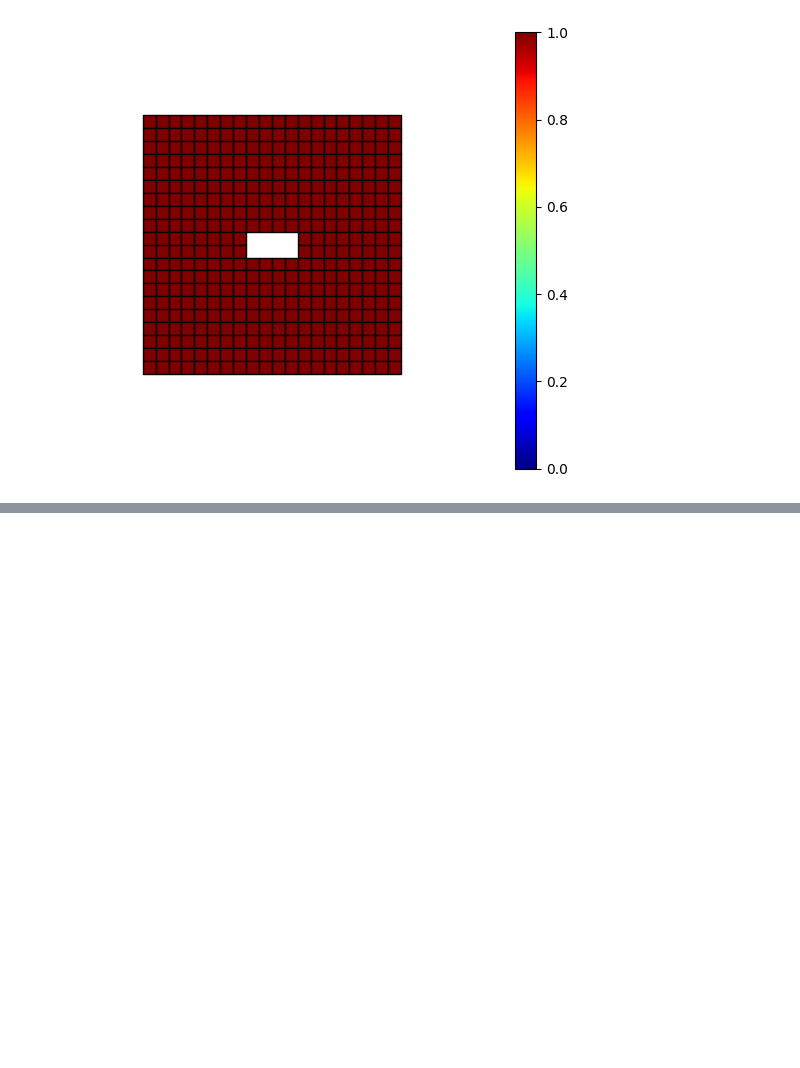
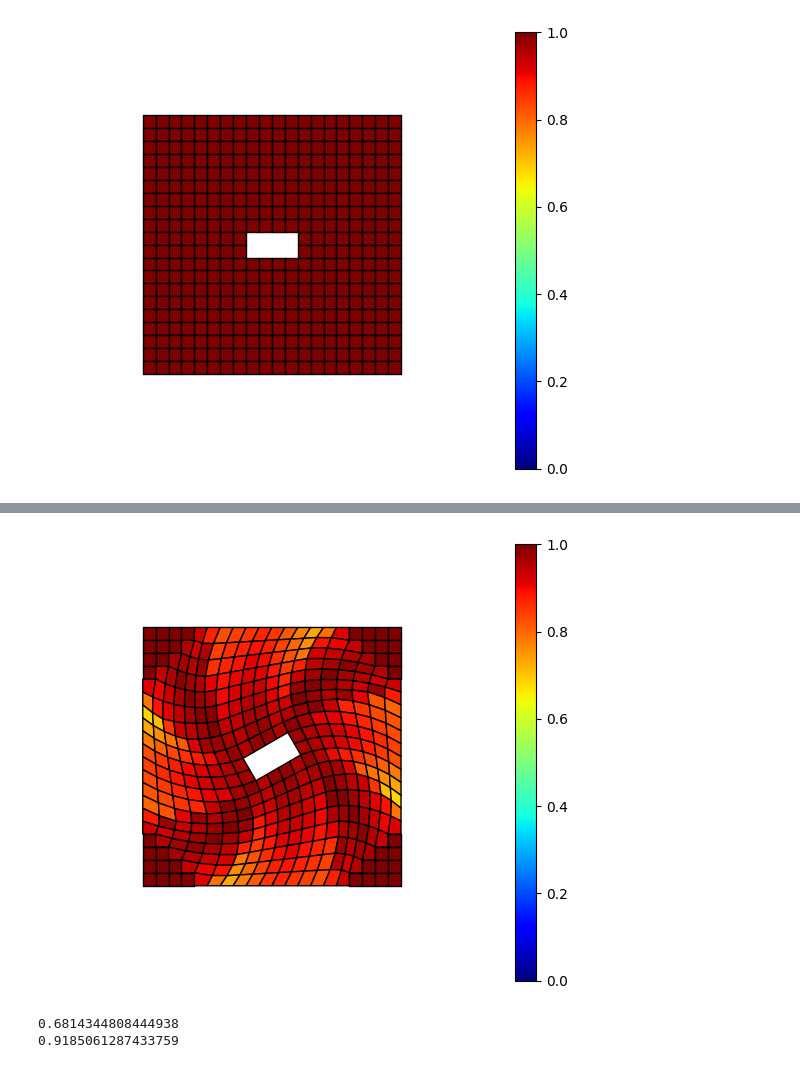
Before and after one commit to aksharye/delaunay-mesh-deformation, a Jupyter notebook: example.ipynb, the cells around one changed output, grey strips where cells are left out. Drawn from its saved outputs; the diff is of its cells as text; code cells hidden in the pictures; blank space fills up the shorter version.

```diff
--- a/example.ipynb
+++ b/example.ipynb
@@ -66,0 +75,9 @@ print(np.sum(new_mesh.qualities))
+# %%
+new_mesh = DT_Mesh_Deform.deform_rotation(mesh, exterior, rotation_mapping)
+new_mesh.visualize(min_x = -10, max_x = 10, min_y = -10, max_y = 10, show_axis=False)
+print(min(new_mesh.qualities))
+print(np.sum(new_mesh.qualities)/len(new_mesh.qualities))
+# %% [output]
+[figure, added]
+0.6814344808444938
+0.9185061287433759
```
Also changed, not shown: parts of 7 cells of this notebook, 5 other files.
